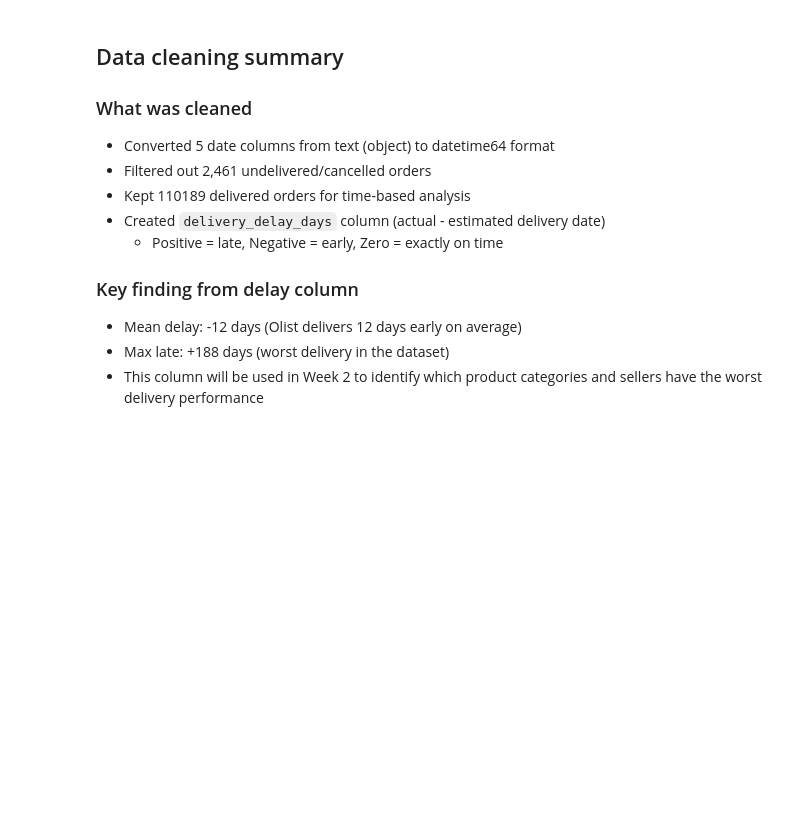
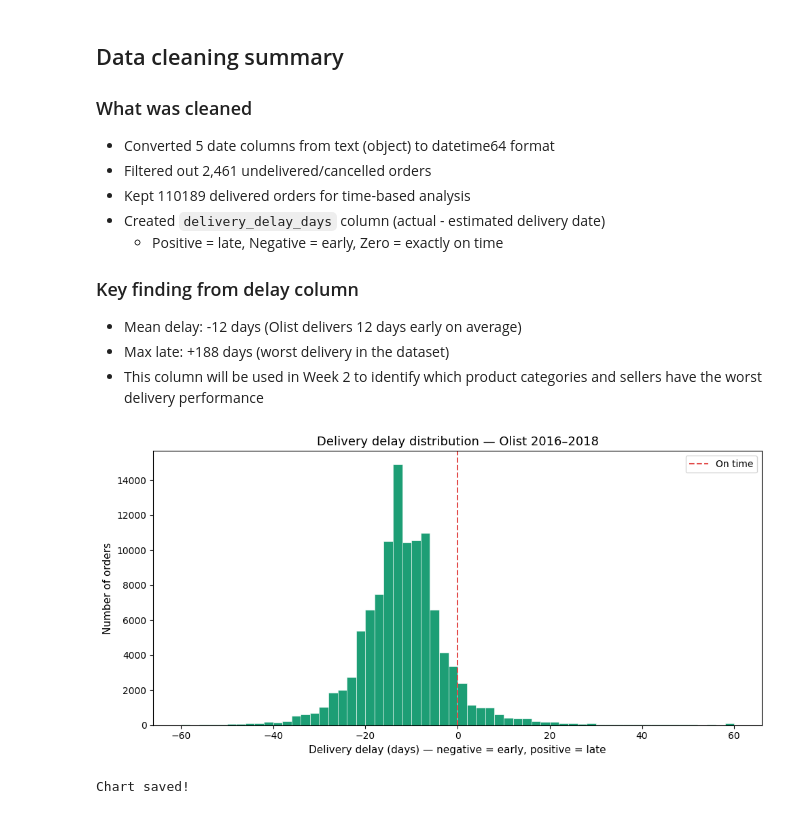
Before and after one commit to ragasree123/olist-ecommerce-analysis, a Jupyter notebook: notebooks/01_olist_week1_analysis.ipynb, the cells around one changed output. Drawn from its saved outputs; the diff is of its cells as text; code cells hidden in the pictures; blank space fills up the shorter version.

```diff
--- a/notebooks/01_schema_exploration.ipynb
+++ b/notebooks/01_olist_week1_analysis.ipynb
@@ -505,3 +505,26 @@ Name: delivery_delay_days, dtype: float64
 - Max late: +188 days (worst delivery in the dataset)
 - This column will be used in Week 2 to identify which product
   categories and sellers have the worst delivery performance
+# %%
+import matplotlib.pyplot as plt
+import matplotlib.ticker as ticker
+
+fig, ax = plt.subplots(figsize=(10, 5))
+
+# Plot delay distribution — clip to -60 to +60 for readability
+clipped = df_delivered['delivery_delay_days'].clip(-60, 60)
+ax.hist(clipped, bins=60, color='#1D9E75', edgecolor='white', linewidth=0.4)
+
+ax.axvline(0, color='#E24B4A', linewidth=1.5, linestyle='--', label='On time')
+ax.set_xlabel('Delivery delay (days) — negative = early, positive = late', fontsize=11)
+ax.set_ylabel('Number of orders', fontsize=11)
+ax.set_title('Delivery delay distribution — Olist 2016–2018', fontsize=13)
+ax.legend()
+plt.tight_layout()
+plt.savefig(r'E:\Nile Tech\DataAnalyst90Days\Phase1_Olist\images\delivery_delay_dist.png',
+            dpi=150, bbox_inches='tight')
+plt.show()
+print("Chart saved!")
+# %% [output]
+[figure, added]
+Chart saved!
```
Also changed, not shown: parts of 1 cell of this notebook.
